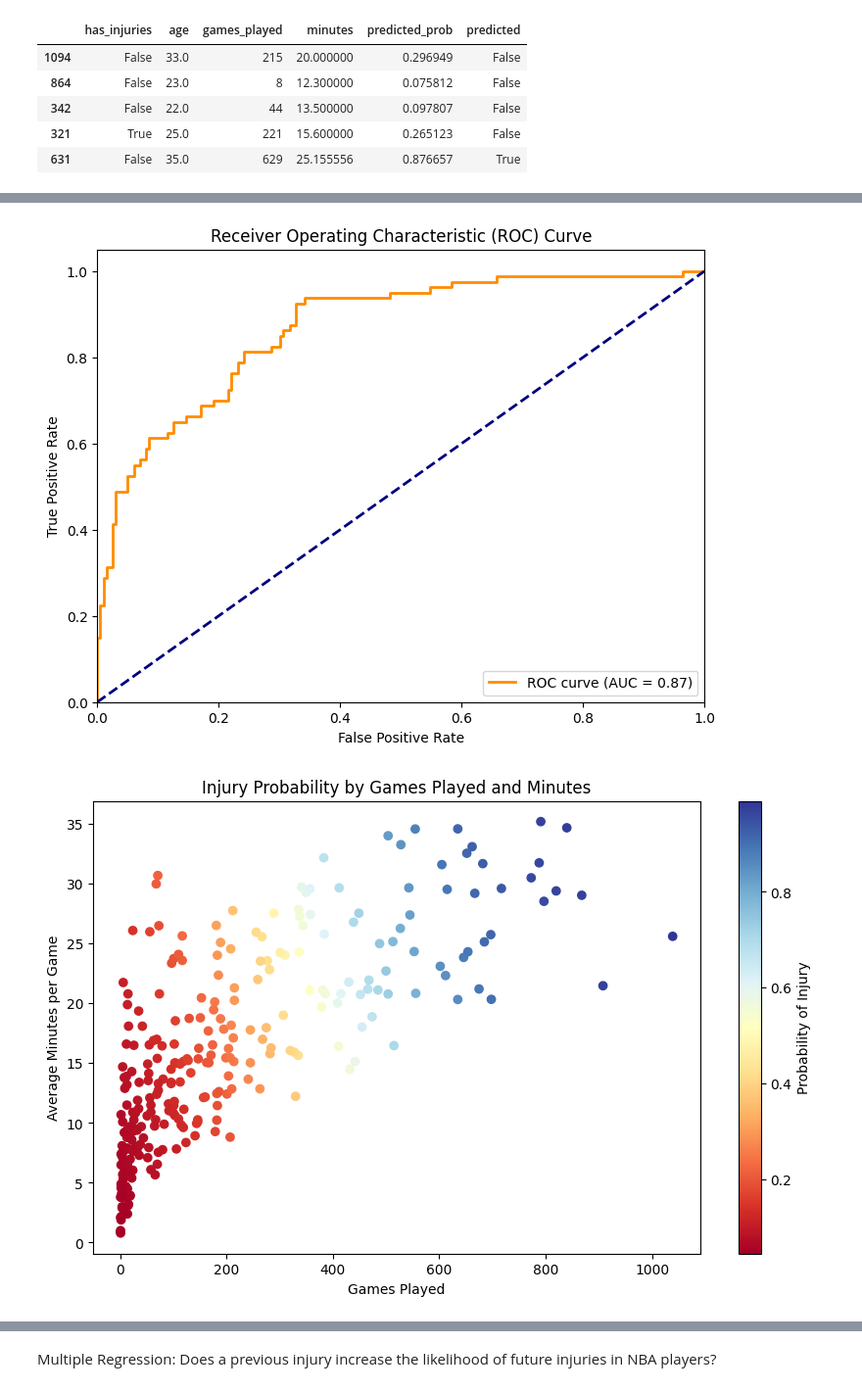
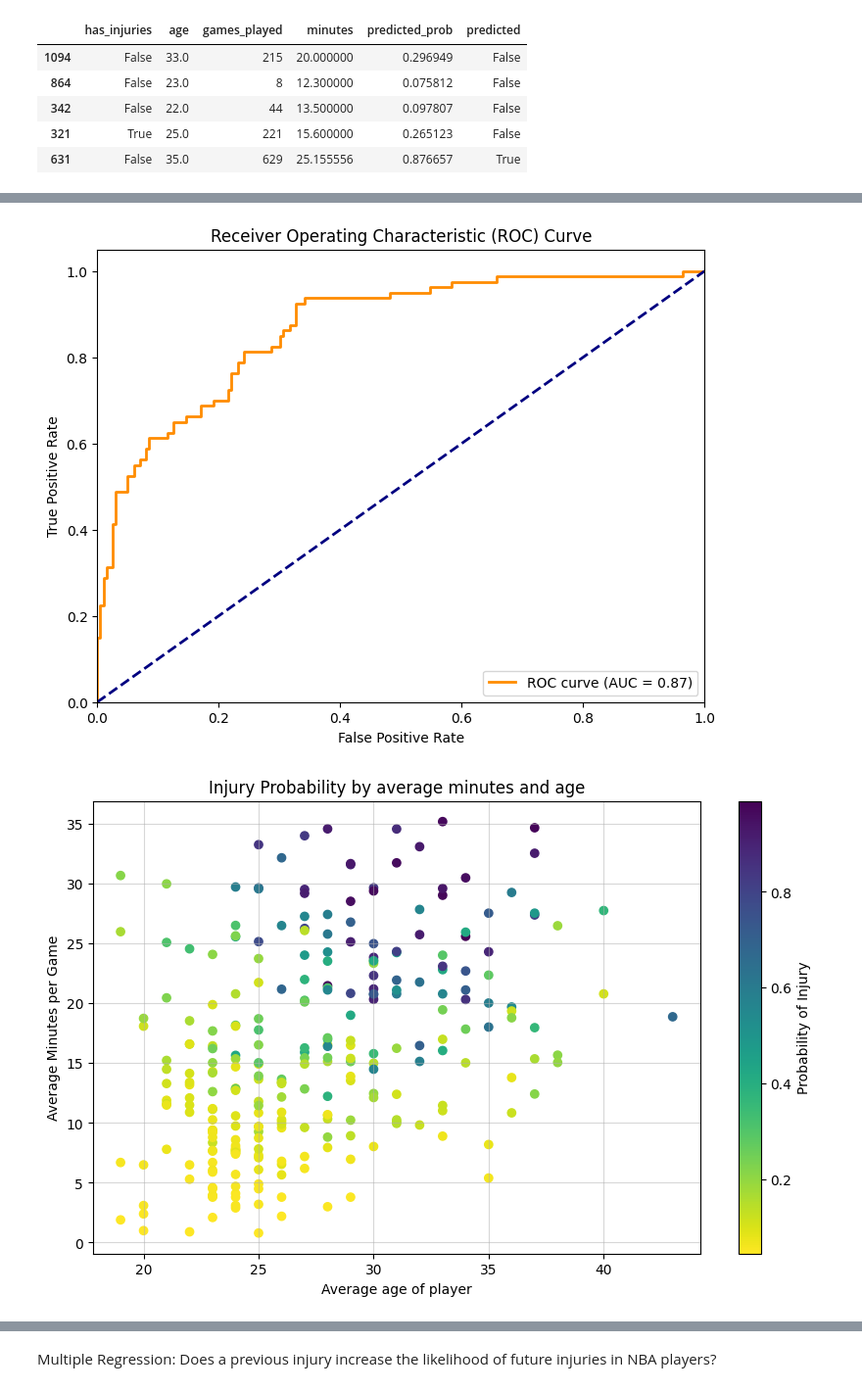
Before and after one commit to luciocanepa/data_science_project, a Jupyter notebook: regression.ipynb, the cells around one changed output, grey strips where cells are left out. Shown at 98% size. Cells and saved outputs as stored; diff of their text form; code cells hidden in the pictures.

```diff
--- a/regression.ipynb
+++ b/regression.ipynb
@@ -375,38 +651,39 @@ plt.ylabel('True Label')
 plt.xlabel('Predicted Label')
 plt.show()
 
 # Plot ROC curve
 fpr, tpr, thresholds = roc_curve(y_test, test_probabilities[:, 1])
 roc_auc = auc(fpr, tpr)
 
 plt.figure(figsize=(8, 6))
 plt.plot(fpr, tpr, color='darkorange', lw=2, label=f'ROC curve (AUC = {roc_auc:.2f})')
 plt.plot([0, 1], [0, 1], color='navy', lw=2, linestyle='--')
 plt.xlim([0.0, 1.0])
 plt.ylim([0.0, 1.05])
 plt.xlabel('False Positive Rate')
 plt.ylabel('True Positive Rate')
 plt.title('Receiver Operating Characteristic (ROC) Curve')
 plt.legend(loc="lower right")
 plt.show()
 
 # Create scatter plot of features with prediction probabilities
 plt.figure(figsize=(10, 6))
-scatter = plt.scatter(test_data['games_played'], test_data['minutes'],
-                     c=test_probabilities[:, 1], cmap='RdYlBu')
+scatter = plt.scatter(test_data['age'], test_data['minutes'],
+                     c=test_probabilities[:, 1], cmap='viridis_r')
 plt.colorbar(scatter, label='Probability of Injury')
-plt.xlabel('Games Played')
+plt.xlabel('Average age of player')
 plt.ylabel('Average Minutes per Game')
-plt.title('Injury Probability by Games Played and Minutes')
+plt.title('Injury Probability by average minutes and age')
+plt.grid(alpha=0.5)
 plt.show()
 
 # Print classification report
 print("\nClassification Report:")
 print(classification_report(y_test, test_pred))
 # %% [output]
 [figure]
 [figure]
-[figure, old version]
+[figure, new version]
 Classification Report:
               precision    recall  f1-score   support
 
```
Also changed, not shown: parts of 16 cells of this notebook, 8 other files.
